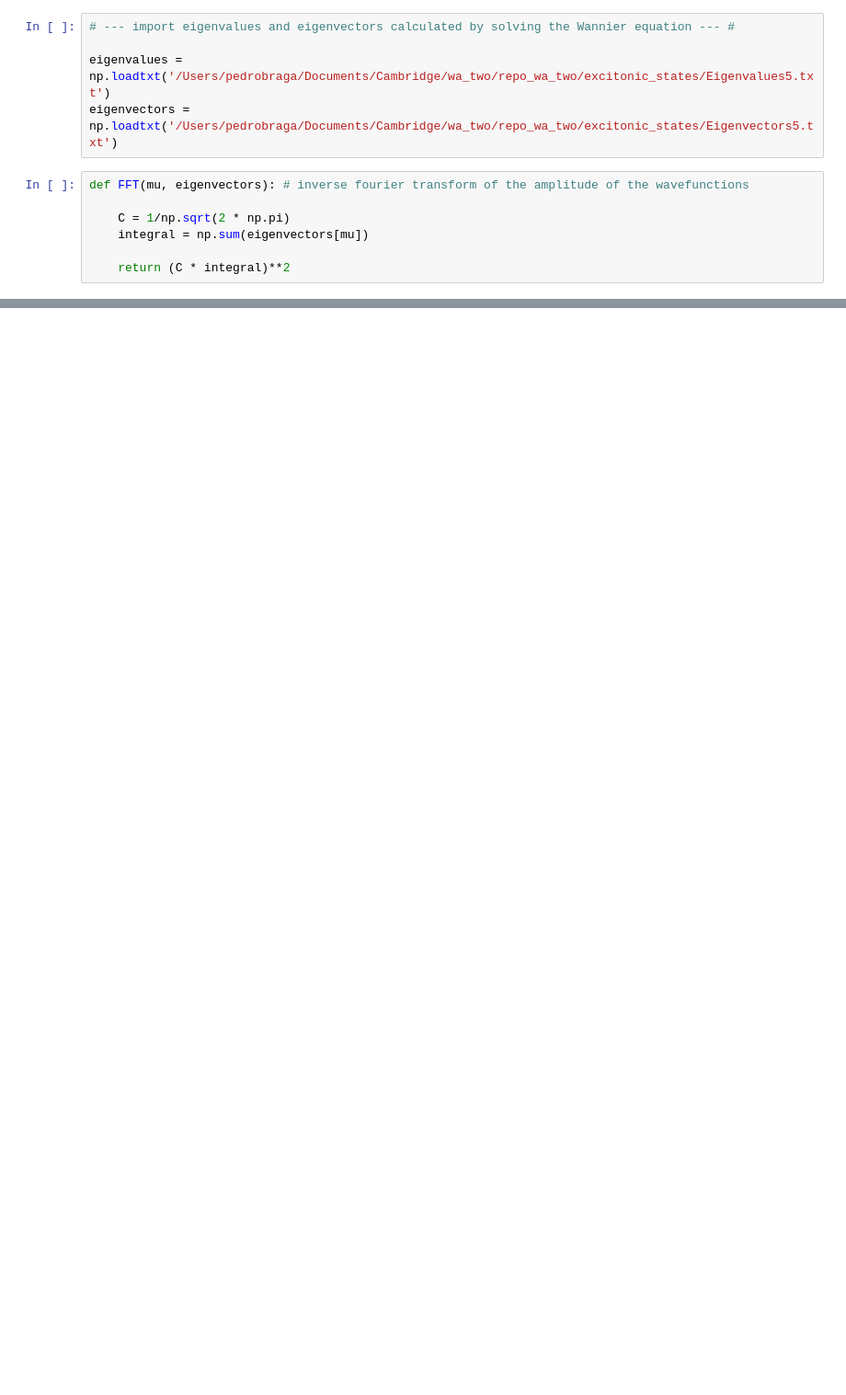
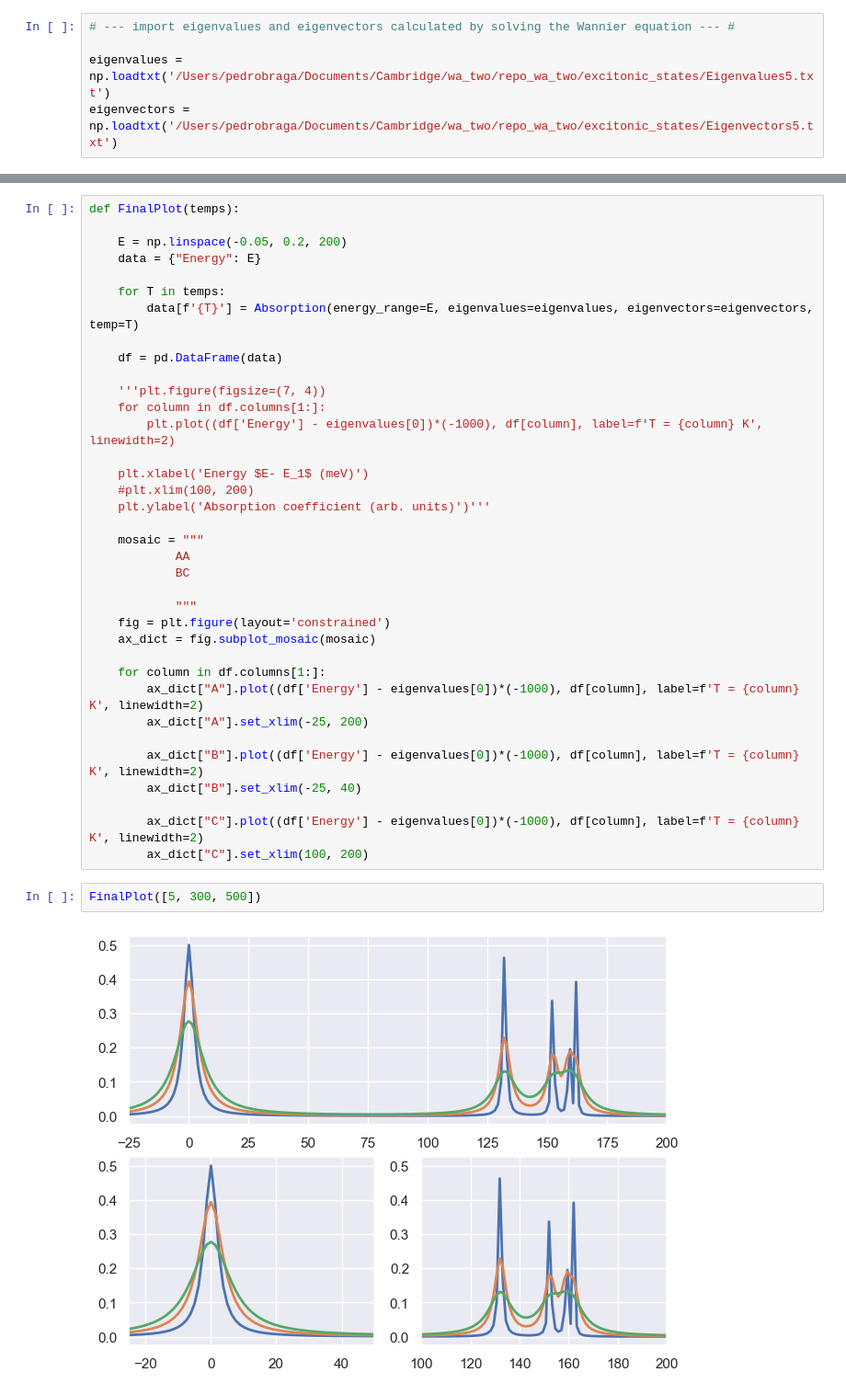
Before and after one commit to pmbraga/perovskite_excitons_mphil, a Jupyter notebook: absorption/absorption.ipynb, the cells around one changed output, grey strips where cells are left out. Shown at 92% size. Drawn from its saved outputs; the diff is of its cells as text; blank space fills up the shorter version.

```diff
--- a/absorption/absorption.ipynb
+++ b/absorption/absorption.ipynb
@@ -27,10 +42,3 @@ DOP = 158 # ev nm{-1}
 
 eigenvalues = np.loadtxt('/Users/pedrobraga/Documents/Cambridge/wa_two/repo_wa_two/excitonic_states/Eigenvalues5.txt')
 eigenvectors = np.loadtxt('/Users/pedrobraga/Documents/Cambridge/wa_two/repo_wa_two/excitonic_states/Eigenvectors5.txt')
-# %%
-def FFT(mu, eigenvectors): # inverse fourier transform of the amplitude of the wavefunctions
-
-    C = 1/np.sqrt(2 * np.pi)
-    integral = np.sum(eigenvectors[mu])
-
-    return (C * integral)**2
@@ -73 +82,41 @@ def Absorption(energy_range, eigenvalues, eigenvectors, temp):
+# %%
+def FinalPlot(temps):
+
+    E = np.linspace(-0.05, 0.2, 200)
+    data = {"Energy": E}
+
+    for T in temps:
+        data[f'{T}'] = Absorption(energy_range=E, eigenvalues=eigenvalues, eigenvectors=eigenvectors, temp=T)
+
+    df = pd.DataFrame(data)
+
+    '''plt.figure(figsize=(7, 4))
+    for column in df.columns[1:]:
+        plt.plot((df['Energy'] - eigenvalues[0])*(-1000), df[column], label=f'T = {column} K', linewidth=2)
+
+    plt.xlabel('Energy $E- E_1$ (meV)')
+    #plt.xlim(100, 200)
+    plt.ylabel('Absorption coefficient (arb. units)')'''
+
+    mosaic = """
+            AA
+            BC
+
+            """
+    fig = plt.figure(layout='constrained')
+    ax_dict = fig.subplot_mosaic(mosaic)
+
+    for column in df.columns[1:]:
+        ax_dict["A"].plot((df['Energy'] - eigenvalues[0])*(-1000), df[column], label=f'T = {column} K', linewidth=2)
+        ax_dict["A"].set_xlim(-25, 200)
+
+        ax_dict["B"].plot((df['Energy'] - eigenvalues[0])*(-1000), df[column], label=f'T = {column} K', linewidth=2)
+        ax_dict["B"].set_xlim(-25, 40)
+
+        ax_dict["C"].plot((df['Energy'] - eigenvalues[0])*(-1000), df[column], label=f'T = {column} K', linewidth=2)
+        ax_dict["C"].set_xlim(100, 200)
+# %%
+FinalPlot([5, 300, 500])
+# %% [output]
+[figure, added]
 # %%
```
Also changed, not shown: parts of 10 cells of this notebook.
